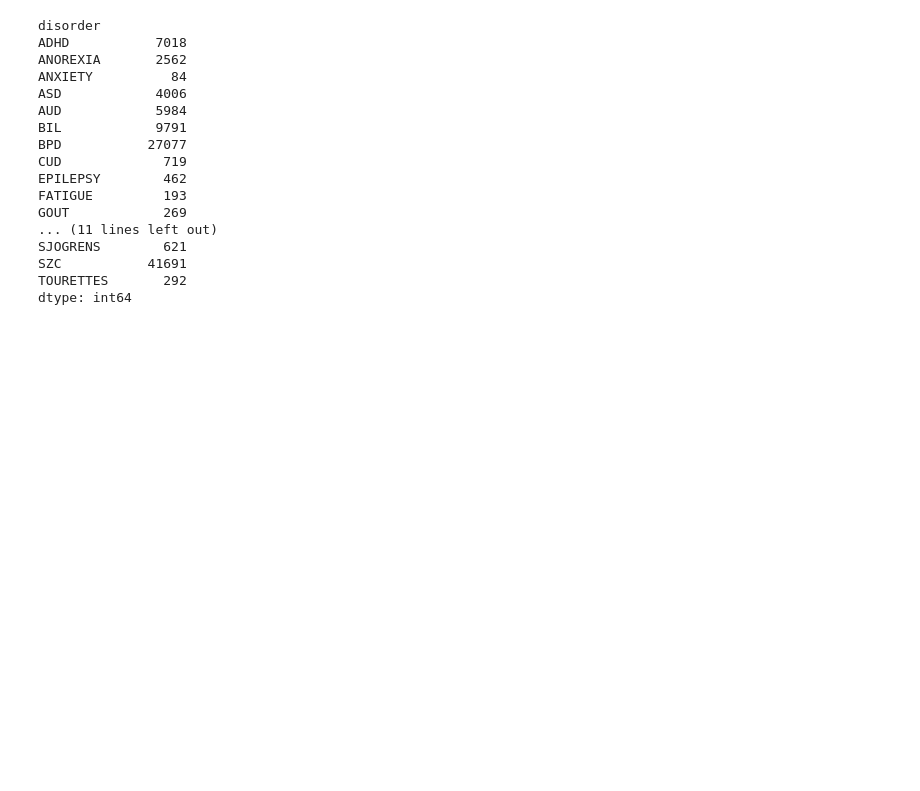
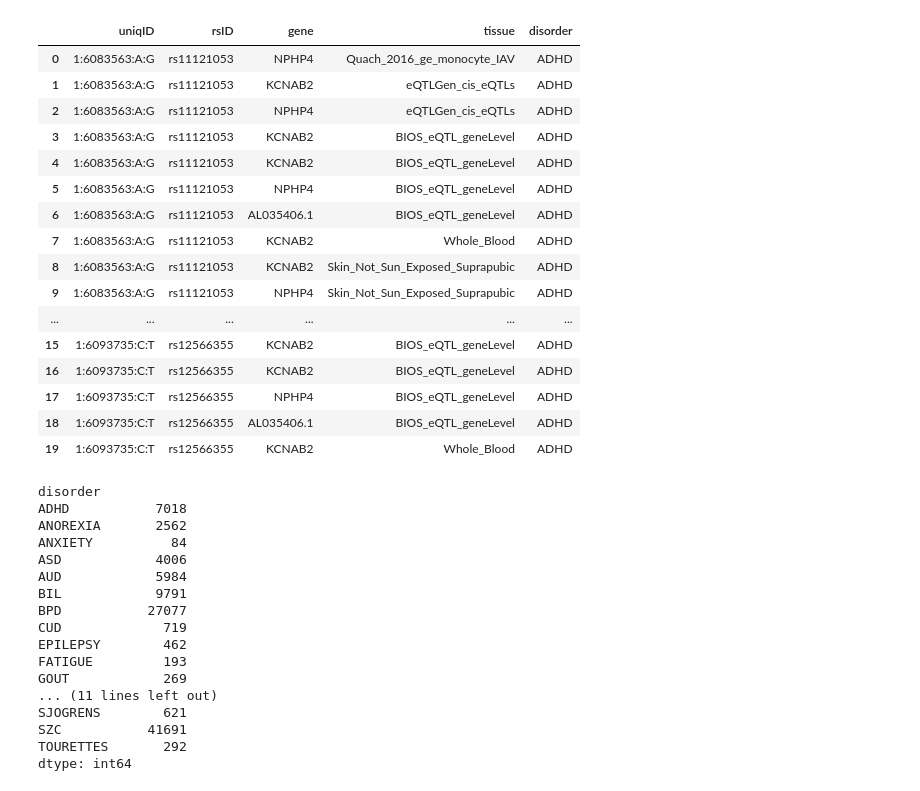
Before and after one commit to Aje026/Genetic-Overlap-in-Female-Biased-Disorders, a Jupyter notebook: FUMA_analysis.ipynb, the cells around one changed output. Saved outputs shown, nothing was run; the diff lists cells and outputs as text; code cells hidden in the pictures; blank space fills up the shorter version.

Commit message:
merge + comments

```diff
--- a/FUMA_analysis.ipynb
+++ b/FUMA_analysis.ipynb
@@ -114,3 +112,33 @@ gene_df_list[7].head()
+# %%
+#map the rsIDs to the SNPid in the df list of gene data
+merged_list = []
+for i in range(len(snp_df_list)):
+    merged_df = pd.merge(snp_df_list[i], gene_df_list[i], on=['uniqID', 'disorder'], how='inner')
+    #print(merged_df.head())
+    merged_df = merged_df[['uniqID','rsID','symbol','tissue','disorder']]
+    merged_df = merged_df.rename(columns={'symbol':'gene'})
+    merged_df.drop_duplicates(inplace=True)
+    merged_list.append(merged_df)
+# %%
+merged_list[0].head(20)
+# %% [output]
+|  | uniqID | rsID | gene | tissue | disorder |
+| 0 | 1:6083563:A:G | rs11121053 | NPHP4 | Quach_2016_ge_monocyte_IAV | ADHD |
+| 1 | 1:6083563:A:G | rs11121053 | KCNAB2 | eQTLGen_cis_eQTLs | ADHD |
+| 2 | 1:6083563:A:G | rs11121053 | NPHP4 | eQTLGen_cis_eQTLs | ADHD |
+| 3 | 1:6083563:A:G | rs11121053 | KCNAB2 | BIOS_eQTL_geneLevel | ADHD |
+| 4 | 1:6083563:A:G | rs11121053 | KCNAB2 | BIOS_eQTL_geneLevel | ADHD |
+| 5 | 1:6083563:A:G | rs11121053 | NPHP4 | BIOS_eQTL_geneLevel | ADHD |
+| 6 | 1:6083563:A:G | rs11121053 | AL035406.1 | BIOS_eQTL_geneLevel | ADHD |
+| 7 | 1:6083563:A:G | rs11121053 | KCNAB2 | Whole_Blood | ADHD |
+| 8 | 1:6083563:A:G | rs11121053 | KCNAB2 | Skin_Not_Sun_Exposed_Suprapubic | ADHD |
+| 9 | 1:6083563:A:G | rs11121053 | NPHP4 | Skin_Not_Sun_Exposed_Suprapubic | ADHD |
+| ... | ... | ... | ... | ... | ... |
+| 15 | 1:6093735:C:T | rs12566355 | KCNAB2 | BIOS_eQTL_geneLevel | ADHD |
+| 16 | 1:6093735:C:T | rs12566355 | KCNAB2 | BIOS_eQTL_geneLevel | ADHD |
+| 17 | 1:6093735:C:T | rs12566355 | NPHP4 | BIOS_eQTL_geneLevel | ADHD |
+| 18 | 1:6093735:C:T | rs12566355 | AL035406.1 | BIOS_eQTL_geneLevel | ADHD |
+| 19 | 1:6093735:C:T | rs12566355 | KCNAB2 | Whole_Blood | ADHD |
 # %%
 # sjogrens = pd.read_csv('FUMA_downloads_all_tissue/SNPs/snps_SJOGRENS.txt', sep='\t')
 # lupus = pd.read_csv('FUMA_downloads_all_tissue/SNPs/snps_LUPUS.txt', sep='\t')
```
Also changed, not shown: parts of 12 cells of this notebook, 1 other file.
